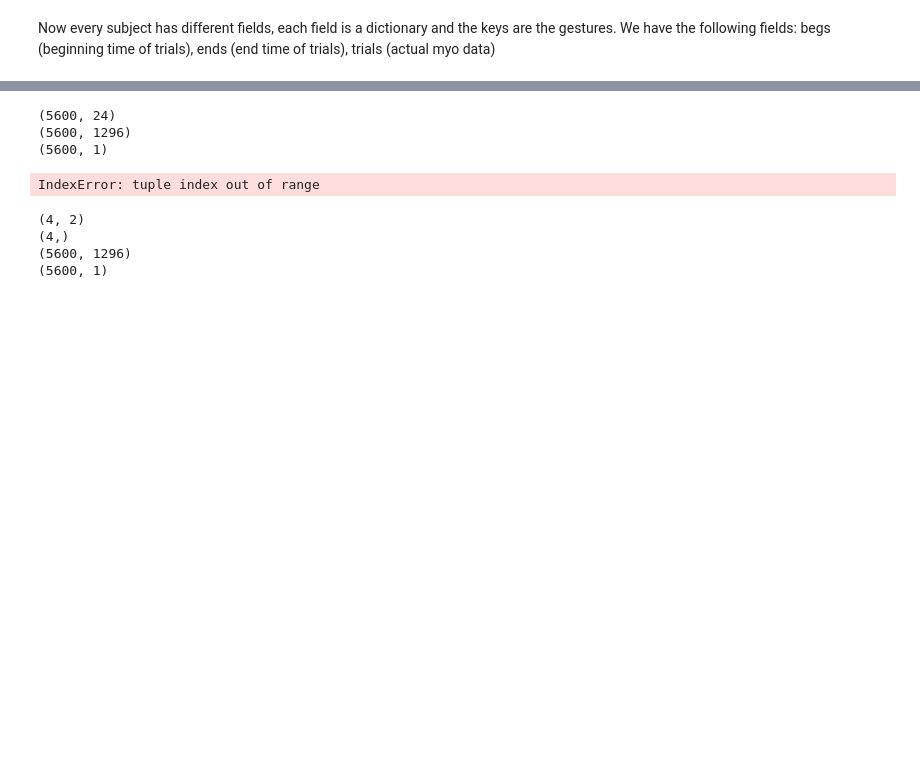
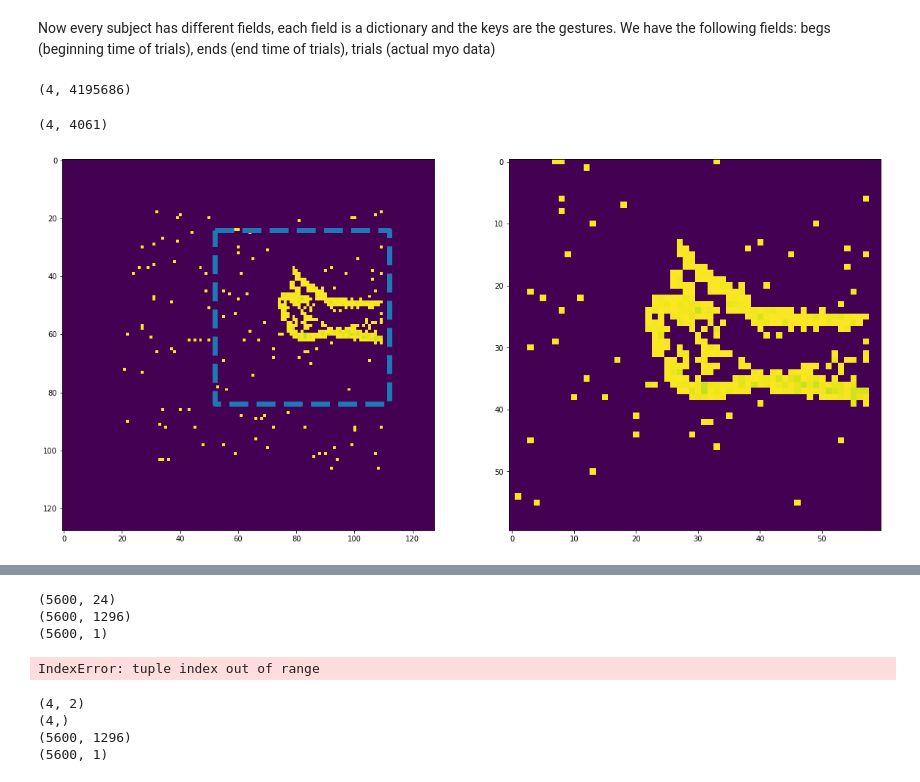
Before and after one commit to Enny1991/hand_gestures_cc19, a Jupyter notebook: loading_data.ipynb, the cells around one changed output, grey strips where cells are left out. Drawn from its saved outputs; the diff is of its cells as text; code cells hidden in the pictures; blank space fills up the shorter version.

```diff
--- a/loading_data.ipynb
+++ b/loading_data.ipynb
@@ -50,8 +50,22 @@ for name in names:
     _emg = np.load(data_dir + '{}'.format(name)).astype('float32')
     _ann = np.concatenate([np.array(['none']), np.load(data_dir + '{}'.format(name.replace("emg","ann")))[:-1]])
 
-    subjects[name.split("_")[1]] = Person(name.split("_")[1], _emg, _ann, classes=classes)
+    subjects["_".join(name.split("_")[:2])] = Person(name.split("_")[0], _emg, _ann, classes=classes)
 
     if VERBOSE:
-        print("Loaded {}: EMG = [{}] // ANN = [{}]".format(name.split("_")[1], _emg.shape, len(_ann)))
+        print("Loaded {}: EMG = [{}] // ANN = [{}]".format("_".join(name.split("_")[:2]), _emg.shape, len(_ann)))
 print("Data Loaded! {} Sessions".format(len(subjects.keys())))
+
+# separates data in correct trial type
+for name, data in subjects.items():
+    for _class in classes:
+        _annotation = np.float32(data.ann == _class)
+        derivative = np.diff(_annotation)/1.0
+        begins = np.where(derivative == 1)[0]
+        ends = np.where(derivative == -1)[0]
+        for b, e in zip(begins, ends):
+            _trials = data.emg[b:e]
+            data.trials[_class].append(_trials)
+            data.begs[_class].append(b)
+            data.ends[_class].append(e)
+print("Done sorting trials!")
@@ -85,53 +99,56 @@ def create_frame(x, y, dim=(128, 128)):
     img = np.zeros(dim)
     for _x, _y in zip(x.astype('int32'), y.astype('int32')):
         img[dim[0] - 1 - _x,_y] += 1
-    return np.log10(img / np.max(img) + 1e-10)
+#     return np.log10(img / np.max(img) + 1e-10)
+    return img
 # %%
-subject = 'Bruno2'
+subject = 'subject02_session03'
 # decoders takes some time since it is a very long recordings, especially with DAVIS
 events = aedat2numpy(data_dir + subject +'_dvs.aedat')
 events = events[:, find_trigger(events[2]):]
 events[2] = events[2] / 1e3
 print(events.shape)
+# %% [output]
+(4, 4195686)
 # %%
 gesture = 'thumb'
-trial = 3
+trial = 1
 # load beginning and end
 b = np.array(subjects[subject].begs[gesture][trial]) / fs
 e = np.array(subjects[subject].ends[gesture][trial]) / fs
 
-frame_size = 1.
+frame_size = 0.2
 shift = 1.
 beginning = b + shift
 ending = beginning + frame_size
 # slice
 sl = (events[2] > beginning) & (events[2] < ending)
 
 img = events[:, sl]
 print(img.shape)
 fig, ax = plt.subplots(1, 2, figsize=(20,10))
 
 beg_int = int(shift * fs)
 end_int = int((shift + frame_size) * fs)
 
-# dd = subjects[subject].trials[gesture][trial][beg_int:end_int]
-# feat = analyze(dd, frame_len=0.01, frame_step=0.005, feat='RMS')
-# for i in range(8):
-#     _ = ax[1].plot(dd[:, i], label='channel{}'.format(i))
-# ax[1].legend()
 
 sll = (img[1] > 20) & (img[1] < 110) & (img[0] > 20) & (img[0] < 110)
 
-frame = np.uint8(create_frame(img[1][sll], img[0][sll]) * 254)
-blurred = cv2.GaussianBlur(frame, (5, 5), 0)
-thresh = cv2.threshold(blurred, 60, 255, cv2.THRESH_BINARY)[1]
+kkk = create_frame(img[1][sll], img[0][sll])
 
-M = cv2.moments(thresh)
+frame = np.uint8(kkk * 255)
+# blurred = cv2.GaussianBlur(frame, (5, 5), 0)
+# thresh = cv2.threshold(blurred, 60, 255, cv2.THRESH_BINARY)[1]
+
+M = cv2.moments(frame)
 x = int(M["m10"] / M["m00"])
 y = int(M["m01"] / M["m00"])
 
 _ = ax[0].imshow(frame)
 ax[0].plot([x - 30, x + 30, x + 30, x - 30, x - 30],
            [y  - 30, y  - 30, y + 30, y  + 30, y  - 30], '--', linewidth=7)
 
 _ = ax[1].imshow(frame[y - 30: y + 30, x-30:x+30])
+# %% [output]
+(4, 4061)
+[figure, added]
```
Also changed, not shown: parts of 24 cells of this notebook, 15 other files.
